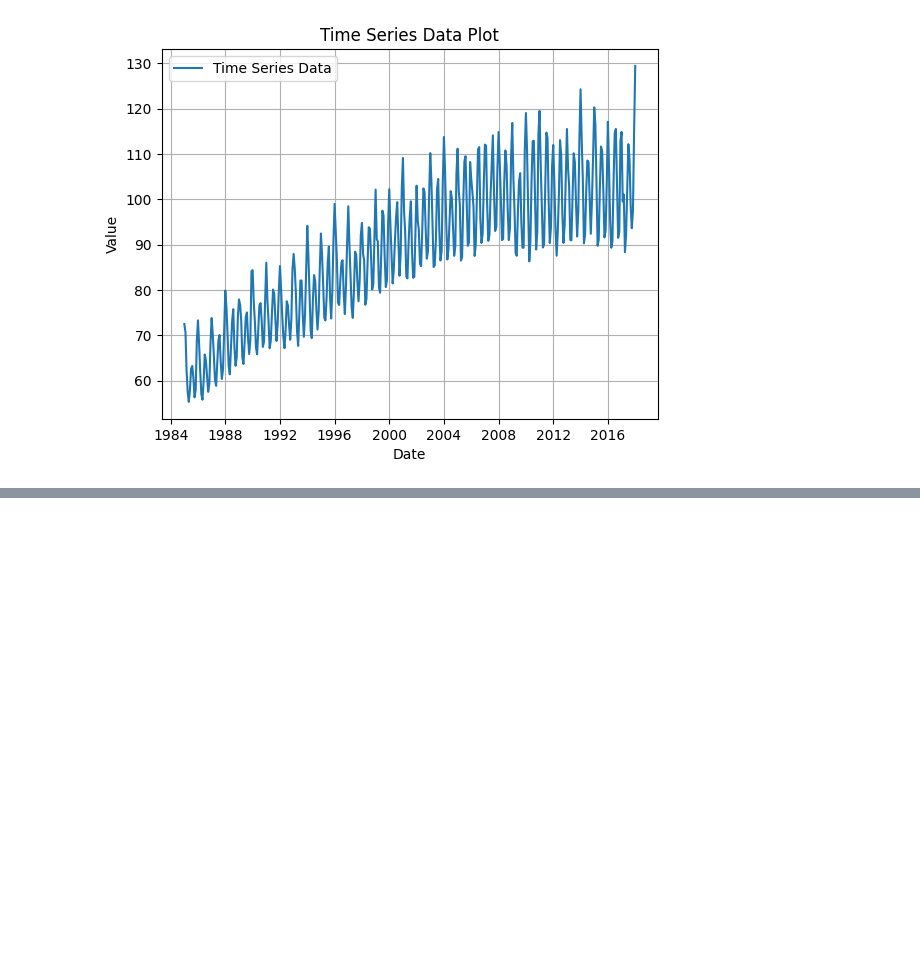
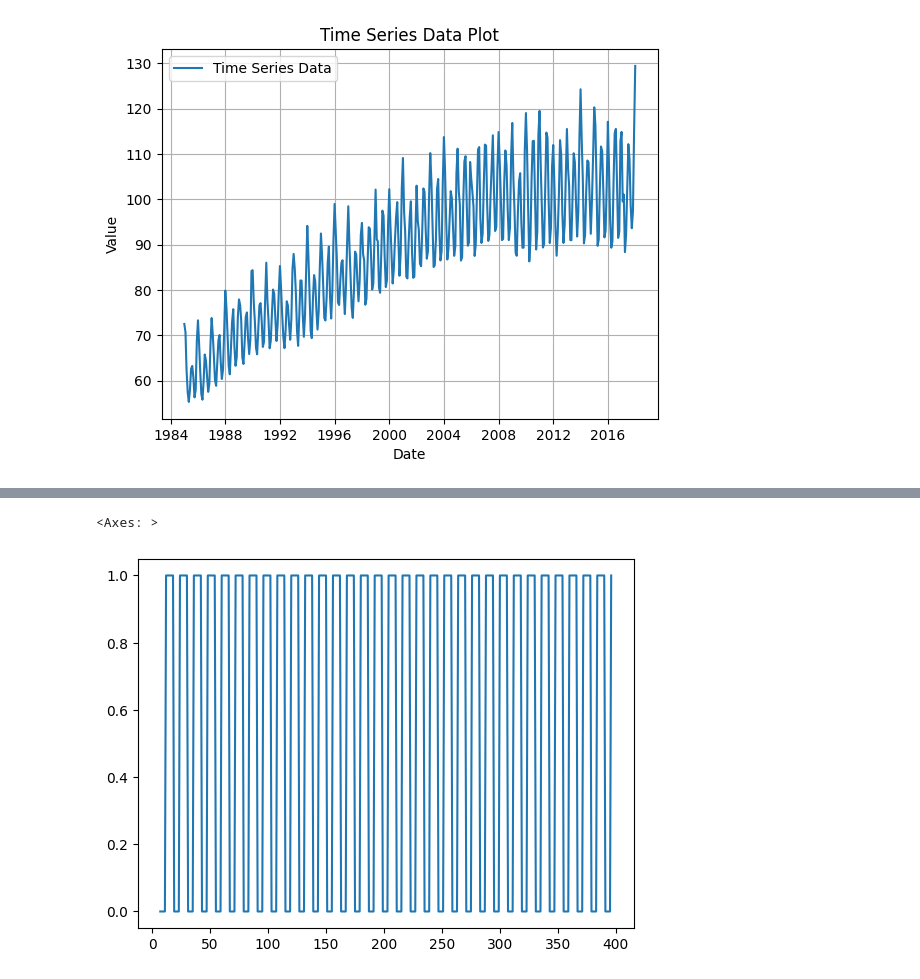
Before and after one commit to d-kavinraja/Time-series-EX-1, a Jupyter notebook: Program-for-TimeSeries Data.ipynb, the cells around one changed output, grey strips where cells are left out. Drawn from its saved outputs; the diff is of its cells as text; code cells hidden in the pictures; blank space fills up the shorter version.

```diff
--- a/Program-for-TimeSeries Data.ipynb
+++ b/Program-for-TimeSeries Data.ipynb
@@ -17,0 +51,8 @@ plt.show()
+# %%
+# Seasonal Differencing
+n=7
+data['Year_1'] = data["Year"]-data["Year"].shift(n)
+data['Year_1'].dropna().plot()
+# %% [output]
+<Axes: >
+[figure, added]
```
Also changed, not shown: parts of 6 cells of this notebook, 1 other file.
